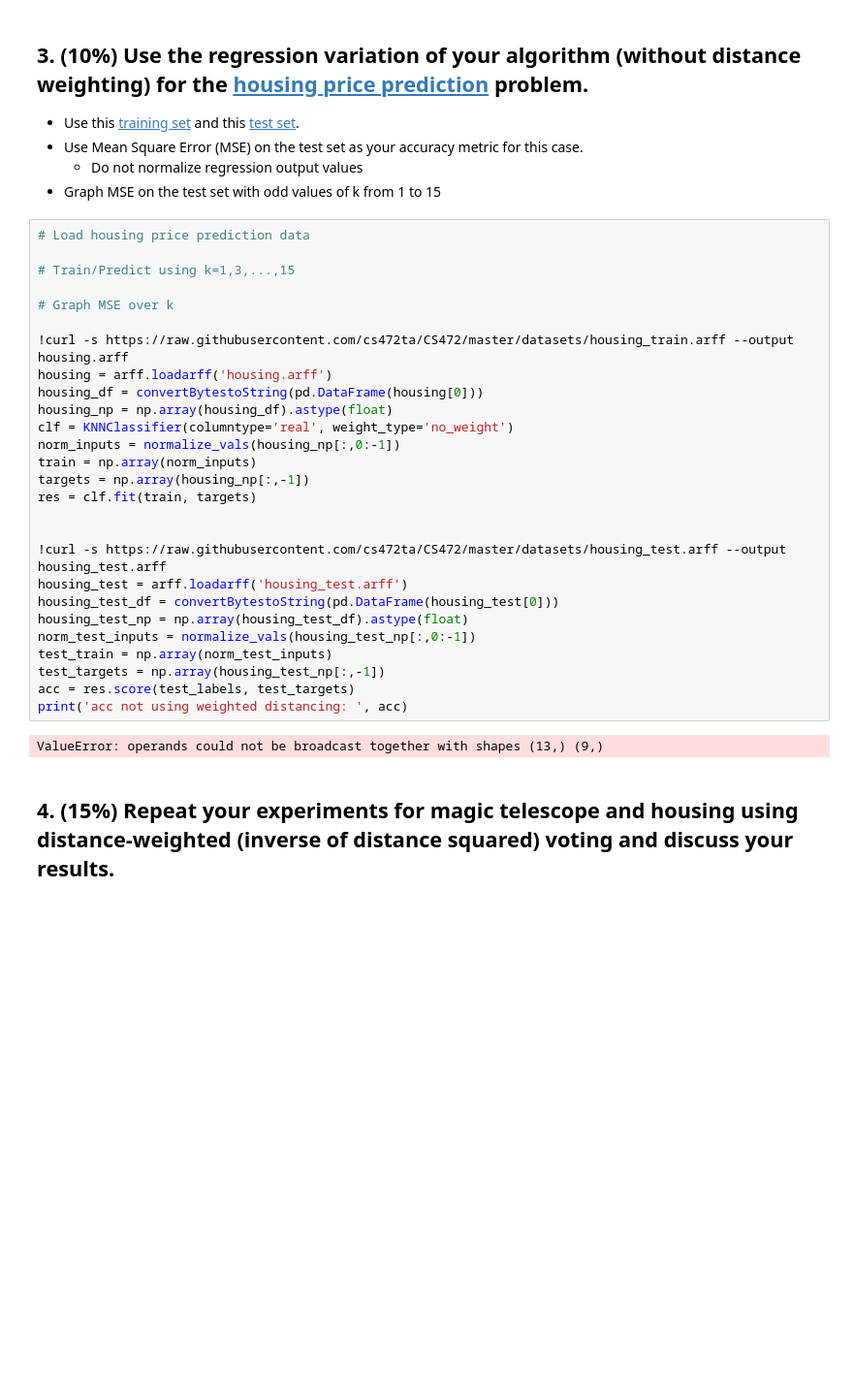
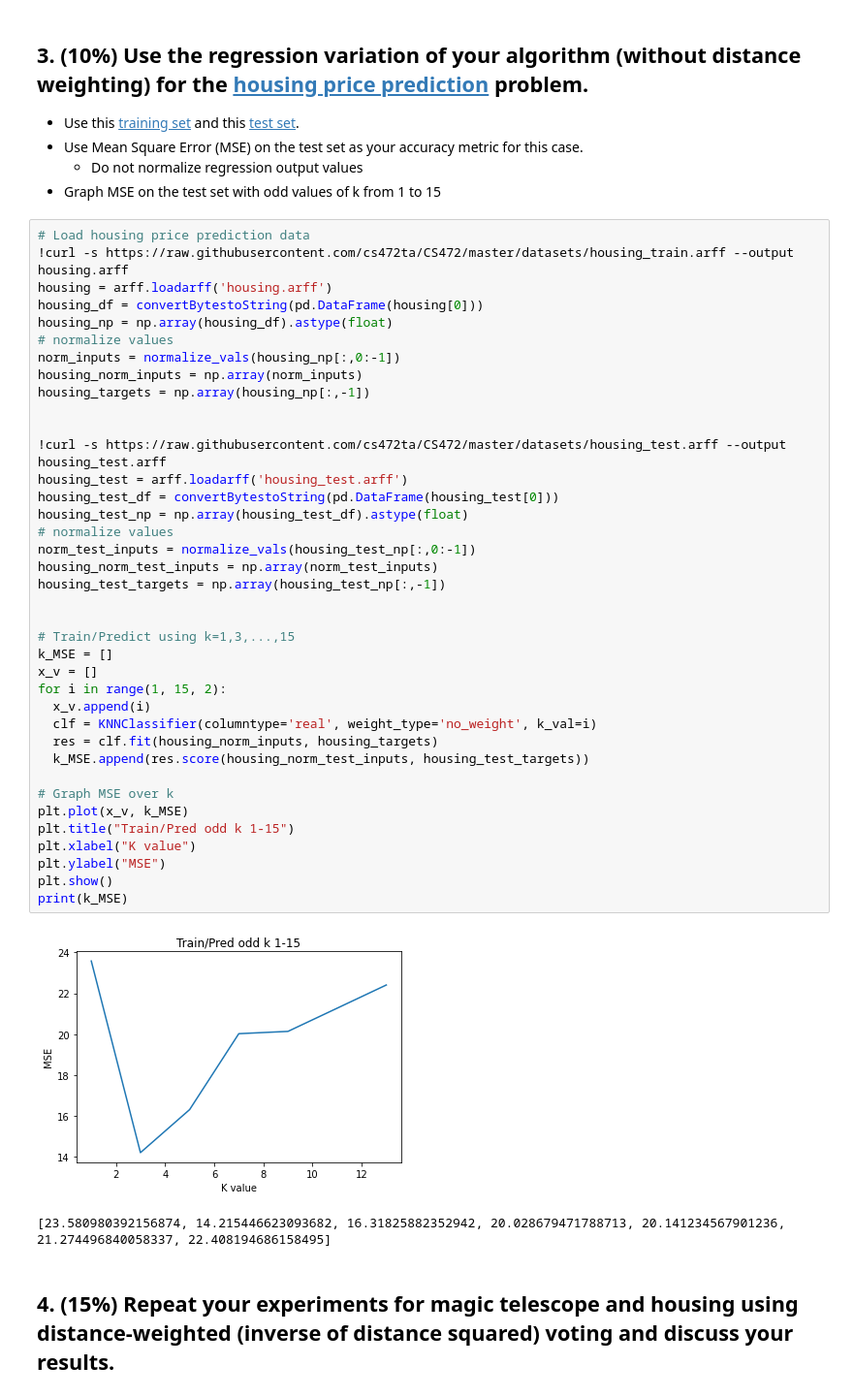
Before and after one commit to alexheiner/CS472-Labs, a Jupyter notebook: Lab4/lab_4_knn.ipynb, the cells around one changed output. Shown at 97% size. Drawn from its saved outputs; the diff is of its cells as text; blank space fills up the shorter version.

```diff
--- a/Lab4/lab_4_knn.ipynb
+++ b/Lab4/lab_4_knn.ipynb
@@ -257,33 +323,45 @@ def normalize_vals(inputs):
 - Graph MSE on the test set with odd values of k from 1 to 15
 # %%
 # Load housing price prediction data
-
-# Train/Predict using k=1,3,...,15
-
-# Graph MSE over k
-
 !curl -s https://raw.githubusercontent.com/cs472ta/CS472/master/datasets/housing_train.arff --output housing.arff
 housing = arff.loadarff('housing.arff')
 housing_df = convertBytestoString(pd.DataFrame(housing[0]))
 housing_np = np.array(housing_df).astype(float)
-clf = KNNClassifier(columntype='real', weight_type='no_weight')
+# normalize values
 norm_inputs = normalize_vals(housing_np[:,0:-1])
-train = np.array(norm_inputs)
-targets = np.array(housing_np[:,-1])
-res = clf.fit(train, targets)
+housing_norm_inputs = np.array(norm_inputs)
+housing_targets = np.array(housing_np[:,-1])
 
 
 !curl -s https://raw.githubusercontent.com/cs472ta/CS472/master/datasets/housing_test.arff --output housing_test.arff
 housing_test = arff.loadarff('housing_test.arff')
 housing_test_df = convertBytestoString(pd.DataFrame(housing_test[0]))
 housing_test_np = np.array(housing_test_df).astype(float)
+# normalize values
 norm_test_inputs = normalize_vals(housing_test_np[:,0:-1])
-test_train = np.array(norm_test_inputs)
-test_targets = np.array(housing_test_np[:,-1])
-acc = res.score(test_labels, test_targets)
-print('acc not using weighted distancing: ', acc)
+housing_norm_test_inputs = np.array(norm_test_inputs)
+housing_test_targets = np.array(housing_test_np[:,-1])
+
+
+# Train/Predict using k=1,3,...,15
+k_MSE = []
+x_v = []
+for i in range(1, 15, 2):
+  x_v.append(i)
+  clf = KNNClassifier(columntype='real', weight_type='no_weight', k_val=i)
+  res = clf.fit(housing_norm_inputs, housing_targets)
+  k_MSE.append(res.score(housing_norm_test_inputs, housing_test_targets))
+
+# Graph MSE over k
+plt.plot(x_v, k_MSE)
+plt.title("Train/Pred odd k 1-15")
+plt.xlabel("K value")
+plt.ylabel("MSE")
+plt.show()
+print(k_MSE)
 # %% [output]
+[figure, added]
-ValueError: operands could not be broadcast together with shapes (13,) (9,)
+[23.580980392156874, 14.215446623093682, 16.31825882352942, 20.028679471788713, 20.141234567901236, 21.274496840058337, 22.408194686158495]
 # %% [markdown]
 ## 4. (15%) Repeat your experiments for magic telescope and housing using distance-weighted (inverse of distance squared) voting and discuss your results.
 # %% [markdown]
```
Also changed, not shown: parts of 17 cells of this notebook, 4 other files.
